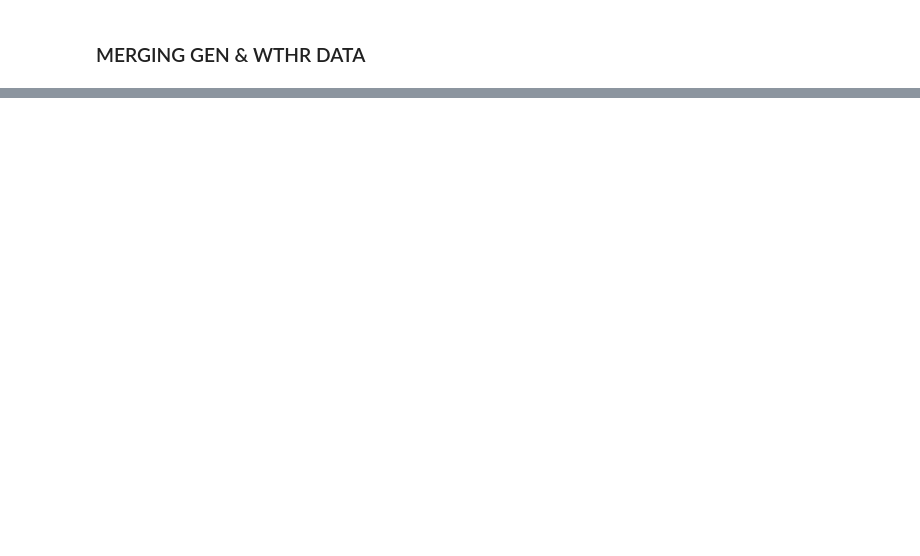
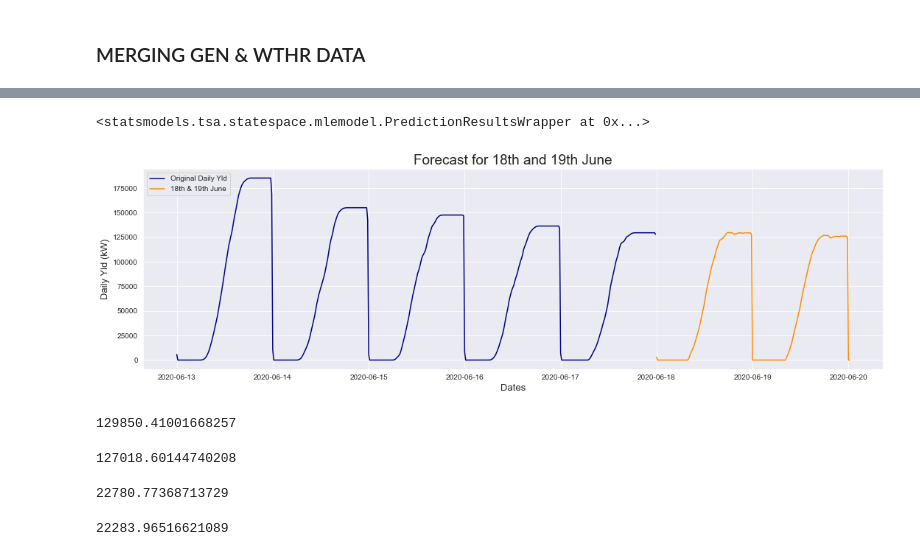
Before and after one commit to Ozxahmed/flatiron_capstone, a Jupyter notebook: notebooks/exploratory/oz_04_sarimax_exogenous.ipynb, the cells around one changed output, grey strips where cells are left out. Drawn from its saved outputs; the diff is of its cells as text; code cells hidden in the pictures; blank space fills up the shorter version.

```diff
--- a/notebooks/exploratory/oz_04_sarimax_exogenous.ipynb
+++ b/notebooks/exploratory/oz_04_sarimax_exogenous.ipynb
@@ -245,0 +649,3 @@ plt.show()
+# %%
+forecast_wthr_temp = forecast_wthr_temp[(forecast_wthr_temp.index >= '2020-06-17 23:45:00') & (forecast_wthr_temp.index <= '2020-06-20 00:00:00')]
+forecast_wthr_temp
@@ -245,0 +667,10 @@ plt.show()
+# %%
+forecast_model = SARIMAX(endog=pred_6_13.iloc[:,0],
+                         exog=pred_6_13.loc[:,exog_cols],
+                         order=(p,d,q),
+                         seasonal_order=(P,D,Q,s),
+                         freq='15min').fit()
+# %%
+forecast = forecast_model.forecast(steps = 194,
+                                   exog=forecast_wthr_temp.loc[:,['temp']],
+                                   return_conf_int=True)
@@ -245,0 +692,3 @@ plt.show()
+# %%
+forecast[forecast < 0]= 0
+forecast
@@ -245,0 +713,34 @@ plt.show()
+# %%
+forecast_get_pred_method
+# %% [output]
+<statsmodels.tsa.statespace.mlemodel.PredictionResultsWrapper at 0x...>
+# %%
+fig, ax = plt.subplots(figsize=(18,5))
+ax.plot(pred_6_13.DAILY_YIELD, label = 'Original Daily Yld', color = 'navy')
+ax.plot(forecast, label='18th & 19th June', color = 'darkorange')
+# ax.fill_between(f_prediction_df.index, f_prediction_df.conf_lower, f_prediction_df.conf_upper, alpha=0.2)
+ax.legend(loc='upper left')
+ax.set_title('Forecast for 18th and 19th June', size=19)
+ax.set_ylabel('Daily Yld (kW)', size=13)
+ax.set_xlabel('Dates', size=13)
+plt.show()
+# %% [output]
+[figure, added]
+# %%
+forecast[forecast.index.day == 18].max()
+# %% [output]
+129850.41001668257
+# %%
+forecast[forecast.index.day == 19].max()
+# %% [output]
+127018.60144740208
+# %%
+# https://www.ceew.in/blogs/urban-households-consumed-less-electricity-during-lockdown-some-parts-india
+
+forecast[forecast.index.day == 18].max()/5.7
+# %% [output]
+22780.77368713729
+# %%
+forecast[forecast.index.day == 19].max()/5.7
+# %% [output]
+22283.96516621089
```
Also changed, not shown: parts of 49 cells of this notebook, 5 other files.
